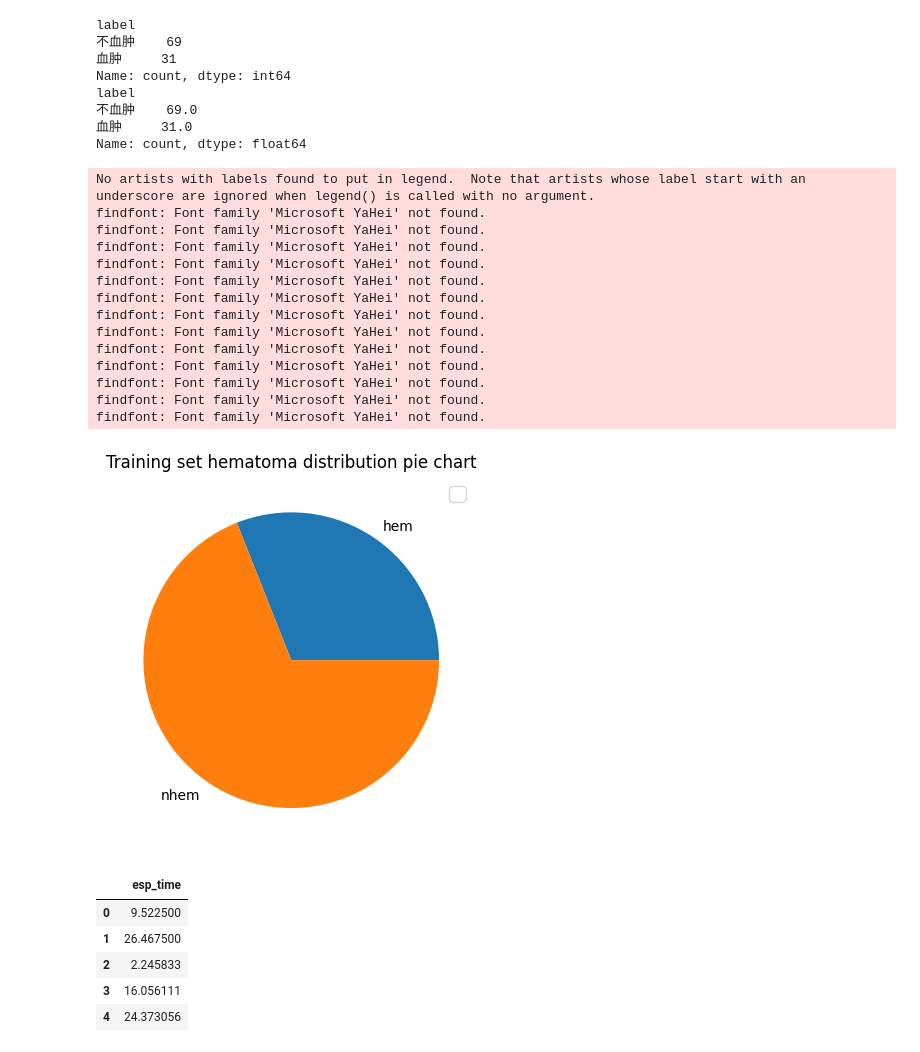
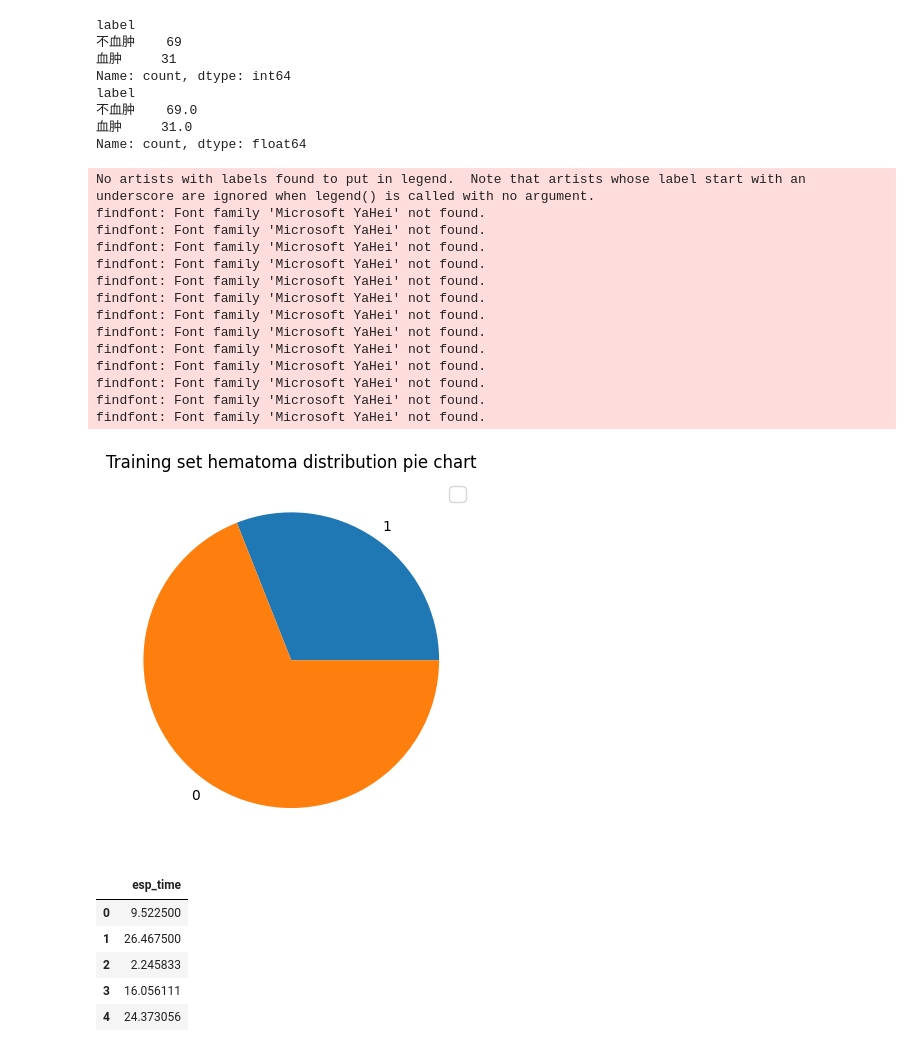
Before and after one commit to katherine-s37/brain-sick, a Jupyter notebook: figure1_sets.ipynb, the cells around one changed output. Saved outputs shown, nothing was run; the diff lists cells and outputs as text; code cells hidden in the pictures.

```diff
--- a/figure1_sets.ipynb
+++ b/figure1_sets.ipynb
@@ -22,32 +22,32 @@ Name: count, dtype: float64
 # %%
 import matplotlib.pyplot as plt
 # plt.rcParams['font.sans-serif']=['SimHei'] #用来正常显示中文标签
 # matplotlib.rcParams['font.family'] = 'Microsoft YaHei'
 plt.legend(prop={'family':'SimHei','size':15})
 
-labels = 'hem','nhem'
+labels = '1','0'
 sizes = [31,69]
 plt.pie(sizes,labels=labels)
 
 plt.title("Training set hematoma distribution pie chart")
 # plt.text(1,-1.2,'By:Kath')
 plt.show()
 # %% [output]
 No artists with labels found to put in legend.  Note that artists whose label start with an underscore are ignored when legend() is called with no argument.
 findfont: Font family 'Microsoft YaHei' not found.
 findfont: Font family 'Microsoft YaHei' not found.
 findfont: Font family 'Microsoft YaHei' not found.
 findfont: Font family 'Microsoft YaHei' not found.
 findfont: Font family 'Microsoft YaHei' not found.
 findfont: Font family 'Microsoft YaHei' not found.
 findfont: Font family 'Microsoft YaHei' not found.
 findfont: Font family 'Microsoft YaHei' not found.
 findfont: Font family 'Microsoft YaHei' not found.
 findfont: Font family 'Microsoft YaHei' not found.
 findfont: Font family 'Microsoft YaHei' not found.
 findfont: Font family 'Microsoft YaHei' not found.
 findfont: Font family 'Microsoft YaHei' not found.
-[figure, old version]
+[figure, new version]
 # %%
 data2 = pd.read_excel("1a2_figure.xlsx")
 data2.head()
```
